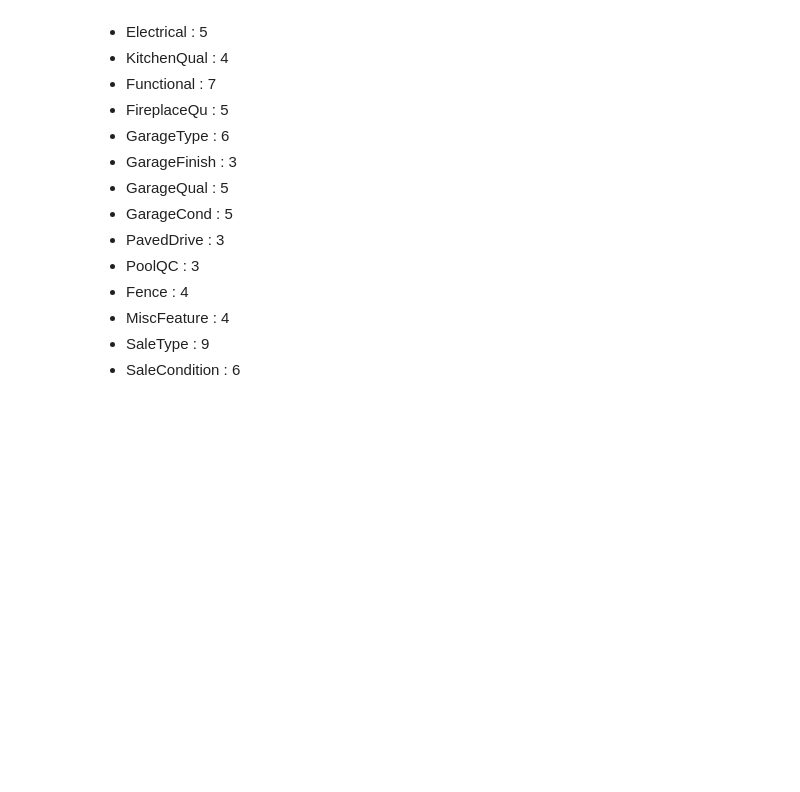
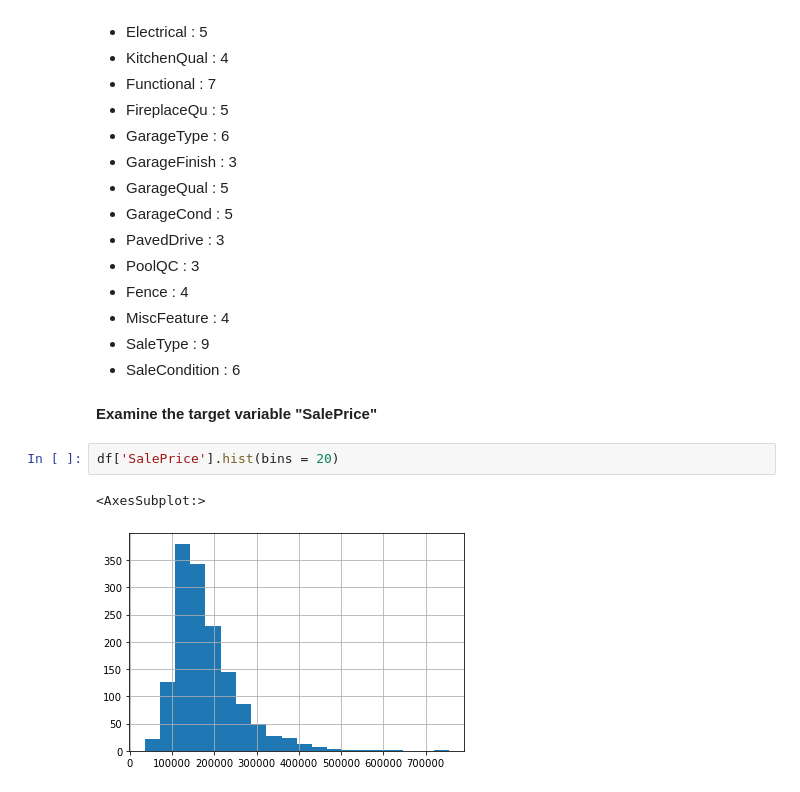
Before and after one commit to doanht688/House-Price-Prediction-ML, a Jupyter notebook: G2-Project Proposal.ipynb, the cells around one changed output. Saved outputs shown, nothing was run; the diff lists cells and outputs as text; blank space fills up the shorter version.

```diff
--- a/G2-Project Proposal.ipynb
+++ b/G2-Project Proposal.ipynb
@@ -336,3 +313,10 @@ SalePrice : 663
 - MiscFeature : 4
 - SaleType : 9
 - SaleCondition : 6
+# %% [markdown]
+**Examine the target variable "SalePrice"**
+# %%
+df['SalePrice'].hist(bins = 20)
+# %% [output]
+<AxesSubplot:>
+[figure, added]
```
Also changed, not shown: parts of 8 cells of this notebook.
